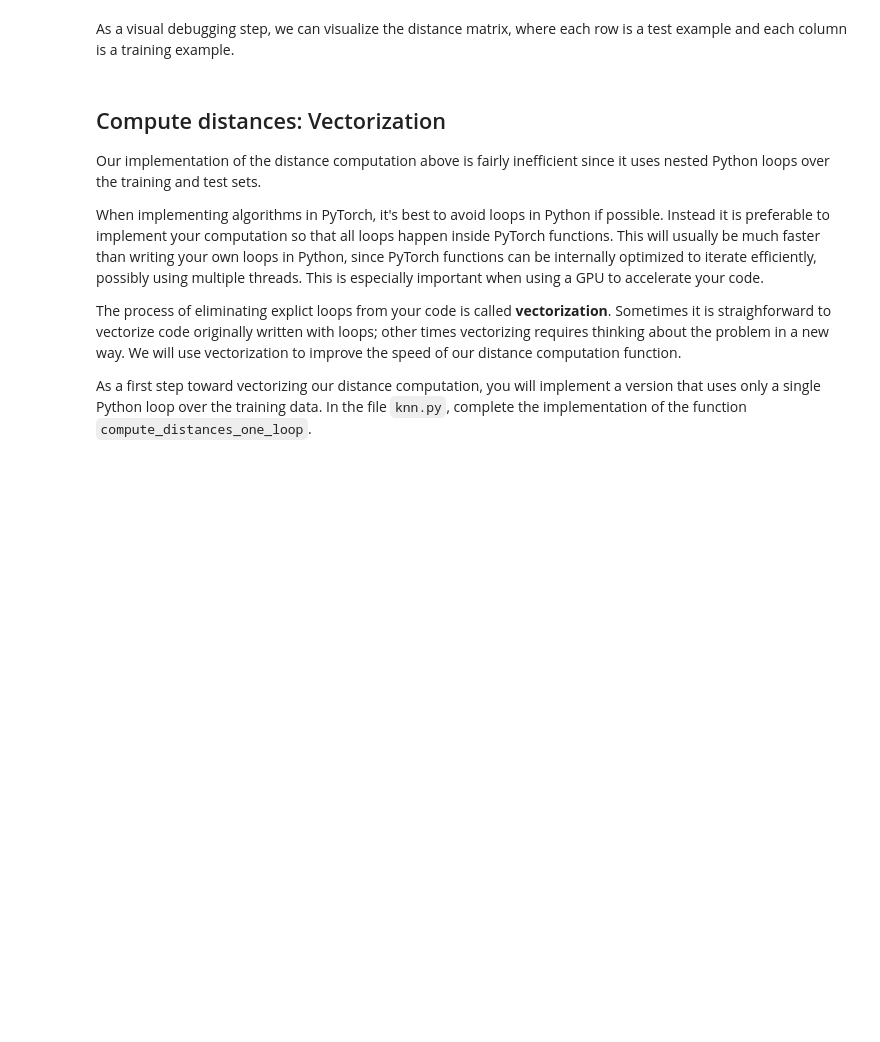
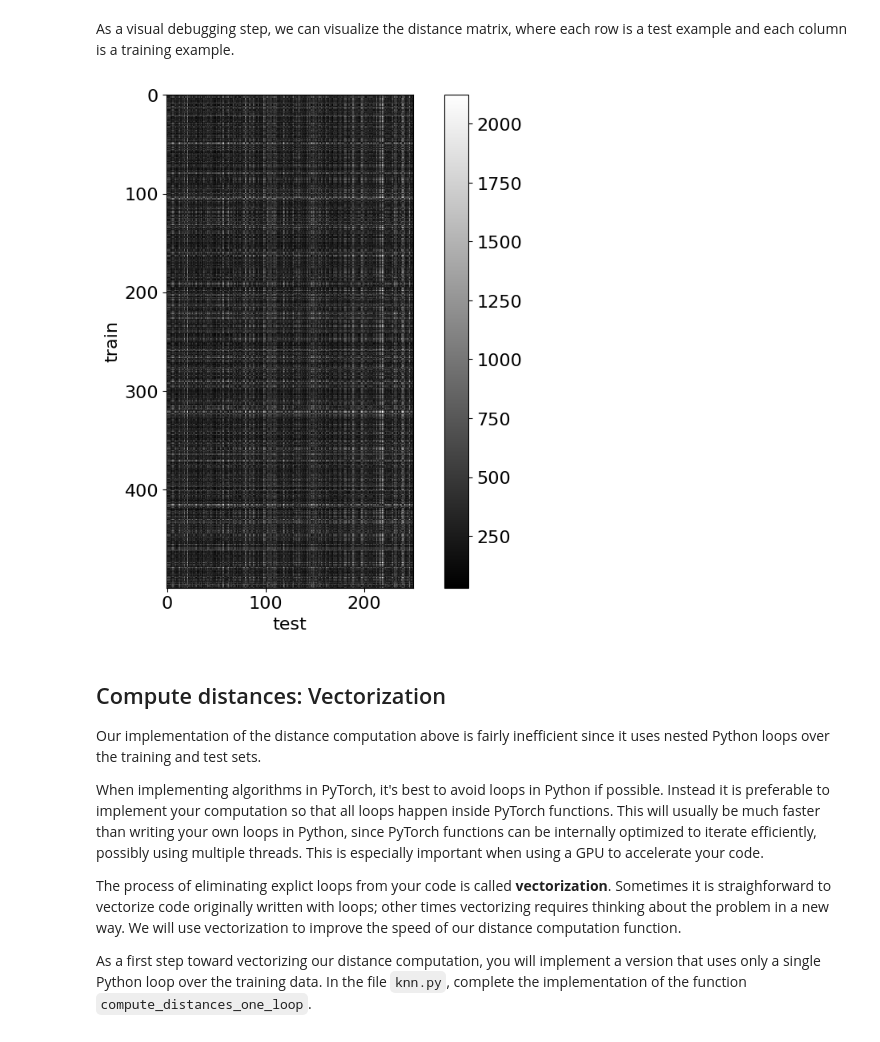
Before and after one commit to Citnarfeng/umich-dlcv-wi2022, a Jupyter notebook: assignments/a1/knn.ipynb, the cells around one changed output. Drawn from its saved outputs; the diff is of its cells as text; code cells hidden in the pictures; blank space fills up the shorter version.

```diff
--- a/assignments/a1/knn.ipynb
+++ b/assignments/a1/knn.ipynb
@@ -178,11 +231,13 @@ print('dists has shape: ', dists.shape)
 # %% [markdown]
 As a visual debugging step, we can visualize the distance matrix, where each row is a test example and each column is a training example.
 # %%
-plt.imshow(dists.numpy(), cmap='gray', interpolation='none')
+plt.imshow(dists.cpu().numpy(), cmap='gray', interpolation='none')
 plt.colorbar()
 plt.xlabel('test')
 plt.ylabel('train')
 plt.show()
+# %% [output]
+[figure, added]
 # %% [markdown]
 ## Compute distances: Vectorization
 Our implementation of the distance computation above is fairly inefficient since it uses nested Python loops over the training and test sets.
```
Also changed, not shown: parts of 21 cells of this notebook, 3 other files.
